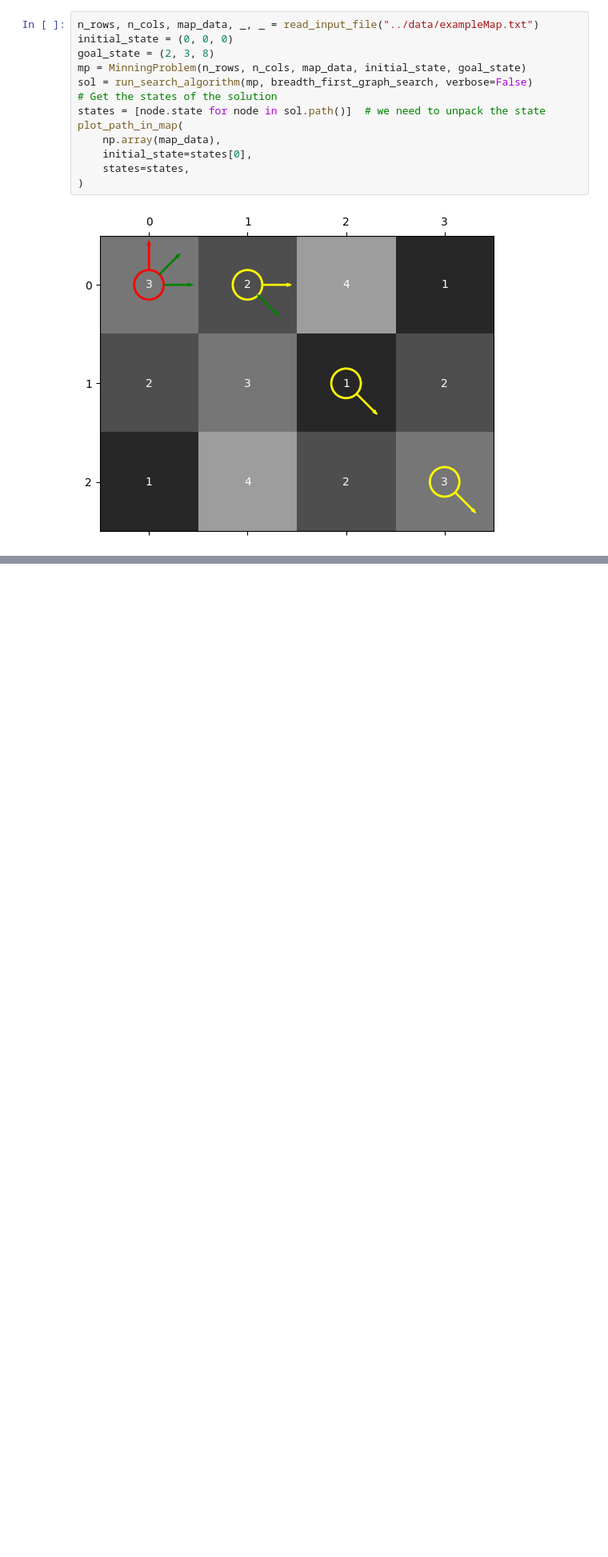
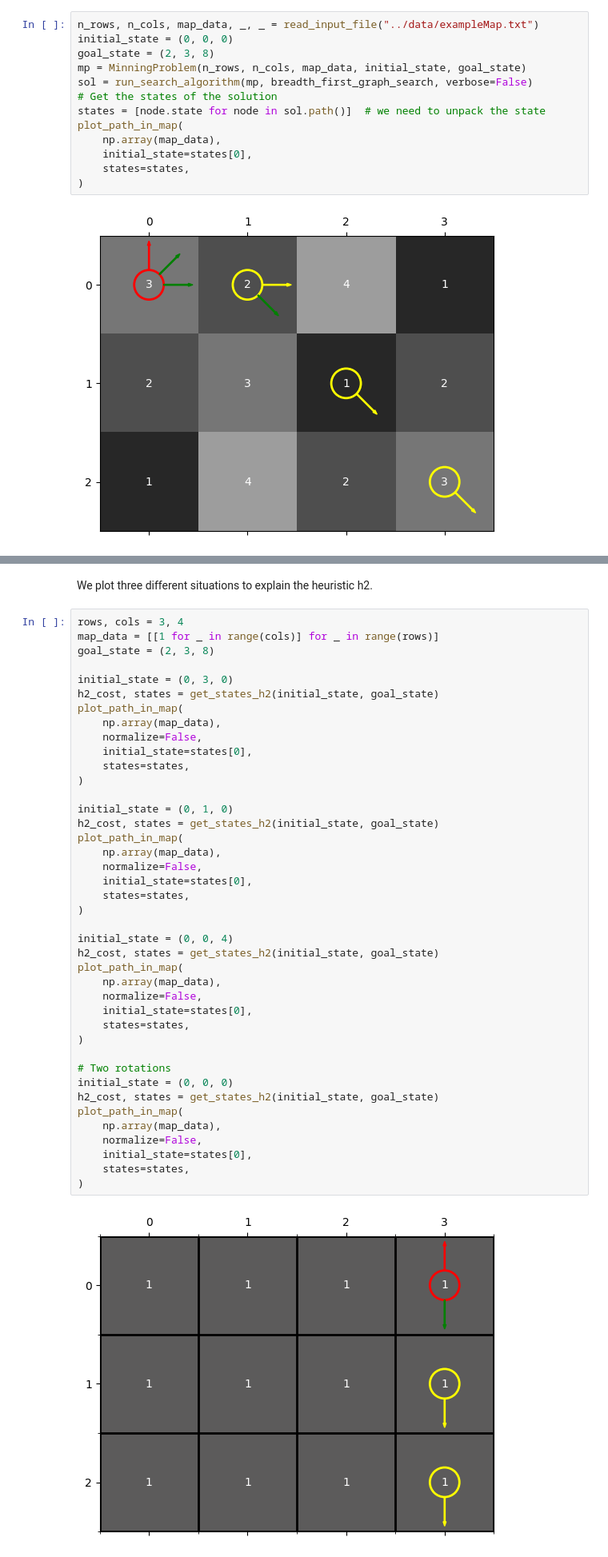
Before and after one commit to antongomez/AIF_P1_SearchAlgorithms, a Jupyter notebook: src/p1_search.ipynb, the cells around one changed output, grey strips where cells are left out. Shown: that part at 80% size. Saved outputs shown, nothing was run; the diff lists cells and outputs as text; blank space fills up the shorter version.

```diff
--- a/src/p1_search.ipynb
+++ b/src/p1_search.ipynb
@@ -221,0 +236,45 @@ plot_path_in_map(
+# %% [markdown]
+We plot three different situations to explain the heuristic h2.
+# %%
+rows, cols = 3, 4
+map_data = [[1 for _ in range(cols)] for _ in range(rows)]
+goal_state = (2, 3, 8)
+
+initial_state = (0, 3, 0)
+h2_cost, states = get_states_h2(initial_state, goal_state)
+plot_path_in_map(
+    np.array(map_data),
+    normalize=False,
+    initial_state=states[0],
+    states=states,
+)
+
+initial_state = (0, 1, 0)
+h2_cost, states = get_states_h2(initial_state, goal_state)
+plot_path_in_map(
+    np.array(map_data),
+    normalize=False,
+    initial_state=states[0],
+    states=states,
+)
+
+initial_state = (0, 0, 4)
+h2_cost, states = get_states_h2(initial_state, goal_state)
+plot_path_in_map(
+    np.array(map_data),
+    normalize=False,
+    initial_state=states[0],
+    states=states,
+)
+
+# Two rotations
+initial_state = (0, 0, 0)
+h2_cost, states = get_states_h2(initial_state, goal_state)
+plot_path_in_map(
+    np.array(map_data),
+    normalize=False,
+    initial_state=states[0],
+    states=states,
+)
+# %% [output]
+[figure, added]
```
Also changed, not shown: parts of 4 cells of this notebook, 1 other file.
